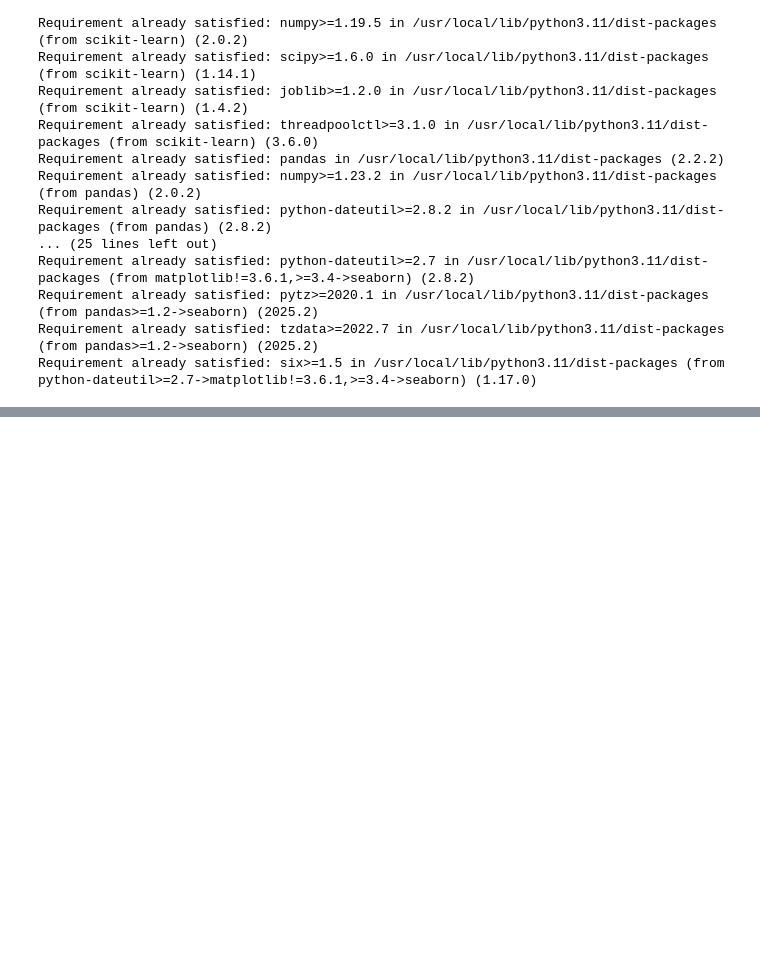
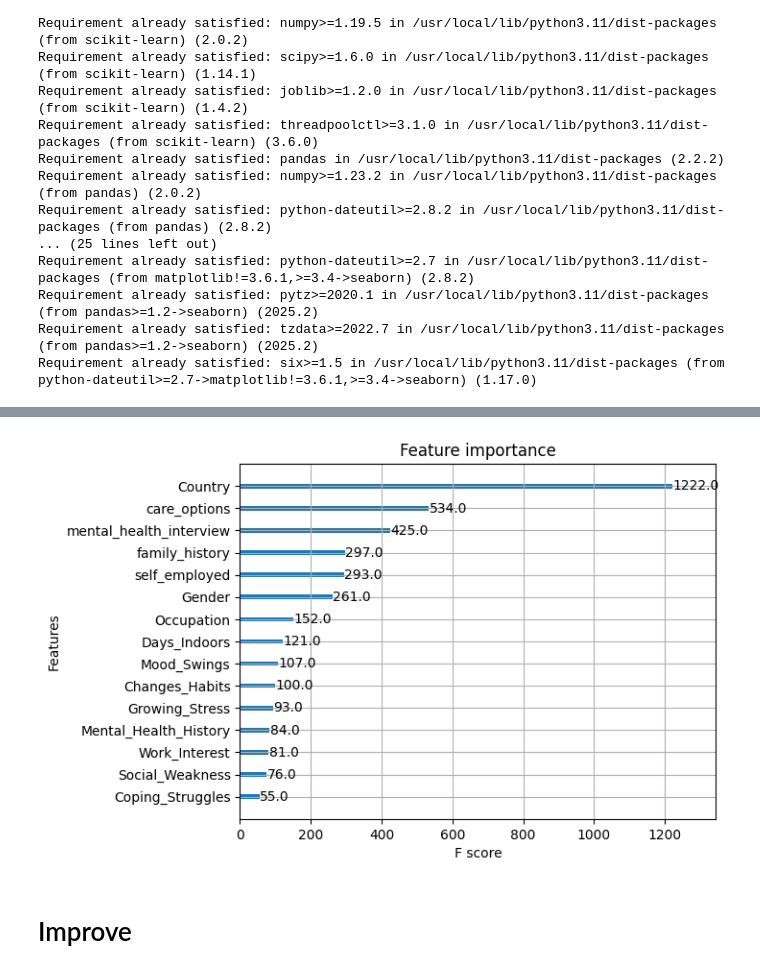
Before and after one commit to BoshithaMGunarathna/Mental-Health-Prediction, a Jupyter notebook: Machiine_Learning_1.ipynb, the cells around one changed output, grey strips where cells are left out. Cells and saved outputs as stored; diff of their text form; code cells hidden in the pictures; blank space fills up the shorter version.

```diff
--- a/Machiine_Learning_1.ipynb
+++ b/Machiine_Learning_1.ipynb
@@ -38,0 +102,5 @@ data = pd.read_csv('/path_to_your_dataset.csv')
+# %%
+data.drop('Timestamp', axis=1, inplace=True)
+# %%
+X = data.drop('treatment', axis=1)  # Features
+y = data['treatment']  # Target
@@ -38,0 +123,18 @@ data = pd.read_csv('/path_to_your_dataset.csv')
+# %%
+# Encode the target column to 0 and 1
+y = data['treatment'].map({'No': 0, 'Yes': 1})
+# %%
+# Train-Test Split
+X_train, X_test, y_train, y_test = train_test_split(X, y, test_size=0.2, random_state=42)
+
+# Model Training
+model = xgb.XGBClassifier(use_label_encoder=False, eval_metric='logloss')
+model.fit(X_train, y_train)
+
+# Predictions
+y_pred = model.predict(X_test)
+
+# Evaluation
+print("Accuracy:", accuracy_score(y_test, y_pred))
+print("\nConfusion Matrix:\n", confusion_matrix(y_test, y_pred))
+print("\nClassification Report:\n", classification_report(y_test, y_pred))
@@ -38,0 +160,7 @@ data = pd.read_csv('/path_to_your_dataset.csv')
+# %%
+xgb.plot_importance(model)
+plt.show()
+# %% [output]
+[figure, added]
+# %% [markdown]
+# Improve
```
Also changed, not shown: parts of 25 cells of this notebook.
